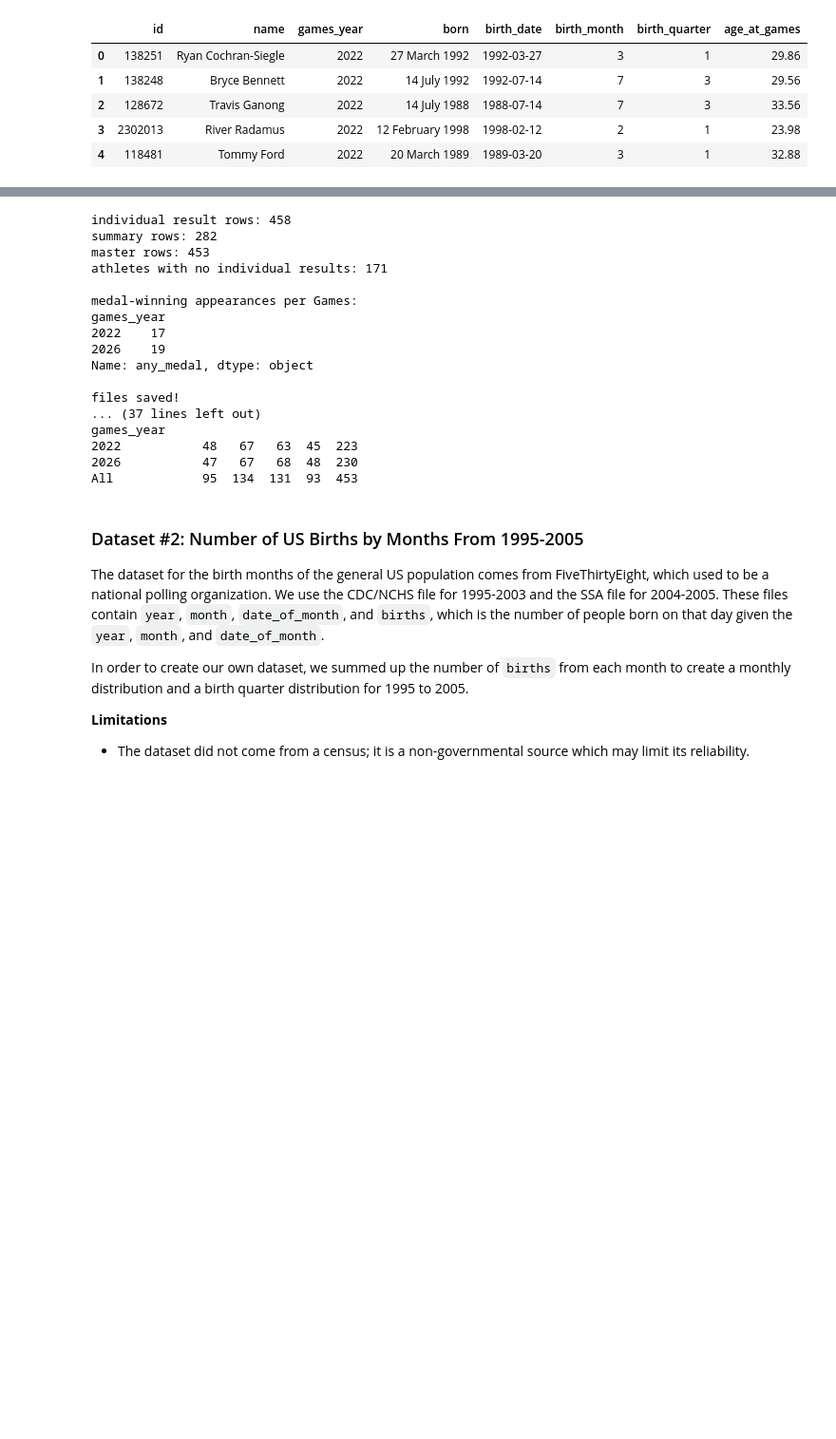
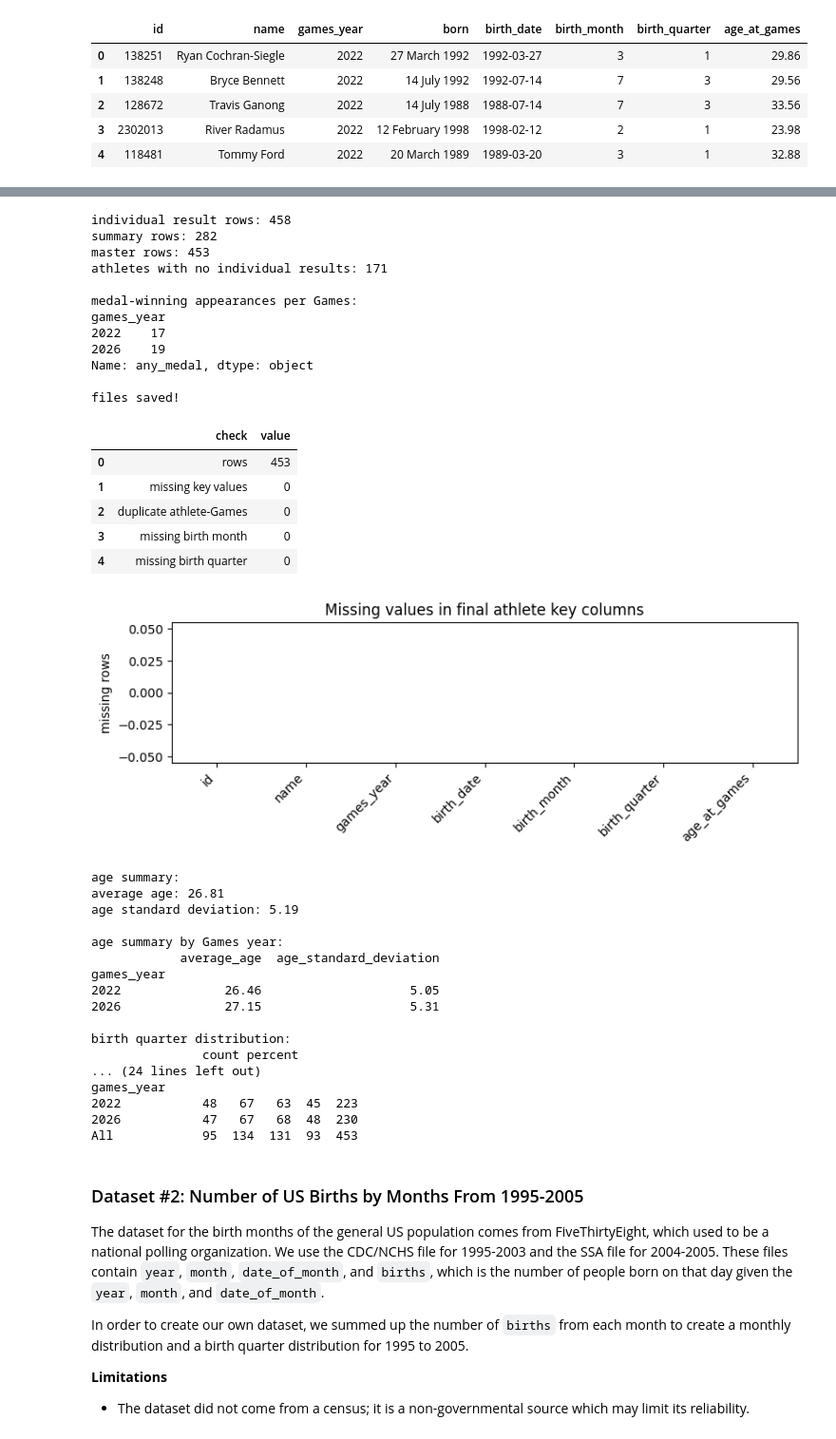
Before and after one commit to COGS108/Group-SP26-092, a Jupyter notebook: 01-DataCheckpoint.ipynb, the cells around one changed output, grey strips where cells are left out. Shown at 95% size. Saved outputs shown, nothing was run; the diff lists cells and outputs as text; code cells hidden in the pictures; blank space fills up the shorter version.

```diff
--- a/01-DataCheckpoint.ipynb
+++ b/01-DataCheckpoint.ipynb
@@ -416,6 +431,27 @@ master_out = master[cols].sort_values(["games_year","name"]).reset_index(drop=Tr
 master_out.to_csv("data/02-processed/team_usa_winter_olympians.csv", index=False)
 print("\nfiles saved!")
 
+# final checks for the athlete dataset
+master_key_cols = ["id", "name", "games_year", "birth_date", "birth_month", "birth_quarter", "age_at_games"]
+master_missing = master_out[master_key_cols].isnull().sum()
+master_checks = pd.DataFrame({
+    "check": ["rows", "missing key values", "duplicate athlete-Games", "missing birth month", "missing birth quarter"],
+    "value": [
+        len(master_out),
+        master_missing.sum(),
+        master_out.duplicated(subset=["id", "games_year"]).sum(),
+        master_out["birth_month"].isnull().sum(),
+        master_out["birth_quarter"].isnull().sum()
+    ]
+})
+display(master_checks)
+
+master_missing.plot(kind="bar", figsize=(8, 3), title="Missing values in final athlete key columns")
+plt.ylabel("missing rows")
+plt.xticks(rotation=45, ha="right")
+plt.tight_layout()
+plt.show()
+
 # average age and standard deviation
 print("\nage summary:")
 print("average age:", round(master_out["age_at_games"].mean(), 2))
@@ -424,38 +460,57 @@ print("age standard deviation:", round(master_out["age_at_games"].std(), 2))
 print("\nage summary by Games year:")
 age_summary = master_out.groupby("games_year")["age_at_games"].agg(["mean", "std"]).round(2)
 age_summary = age_summary.rename(columns={"mean": "average_age", "std": "age_standard_deviation"})
 print(age_summary)
 
 # quick summary stats for the hypothesis
 print("\nbirth quarter distribution:")
 qcounts = master_out["birth_quarter"].value_counts().sort_index()
 qpct = (master_out["birth_quarter"].value_counts(normalize=True).sort_index() * 100).round(1)
 print(pd.DataFrame({"count": qcounts, "percent": qpct.astype(str) + "%"}))
 
 print("\nbirth month distribution:")
 mcounts = master_out["birth_month"].value_counts().sort_index()
 print(mcounts)
 
 print("\ncrosstab of Games year x birth quarter:")
 print(pd.crosstab(master_out["games_year"], master_out["birth_quarter"], margins=True))
 # %% [output]
 individual result rows: 458
 summary rows: 282
 master rows: 453
 athletes with no individual results: 171
 
 medal-winning appearances per Games:
 games_year
 2022    17
 2026    19
 Name: any_medal, dtype: object
 
 files saved!
-... (37 lines left out)
-games_year
-2022           48   67   63  45  223
-2026           47   67   68  48  230
-All            95  134  131  93  453
+|  | check | value |
+| 0 | rows | 453 |
+| 1 | missing key values | 0 |
+| 2 | duplicate athlete-Games | 0 |
+| 3 | missing birth month | 0 |
+| 4 | missing birth quarter | 0 |
+[figure, added]
+age summary:
+average age: 26.81
+age standard deviation: 5.19
+
+age summary by Games year:
+            average_age  age_standard_deviation
+games_year
+2022              26.46                    5.05
+2026              27.15                    5.31
+
+birth quarter distribution:
+               count percent
+... (24 lines left out)
+games_year
+2022           48   67   63  45  223
+2026           47   67   68  48  230
+All            95  134  131  93  453
 # %% [markdown]
 ### Dataset #2: Number of US Births by Months From 1995-2005
 
```
Also changed, not shown: parts of 4 cells of this notebook.
